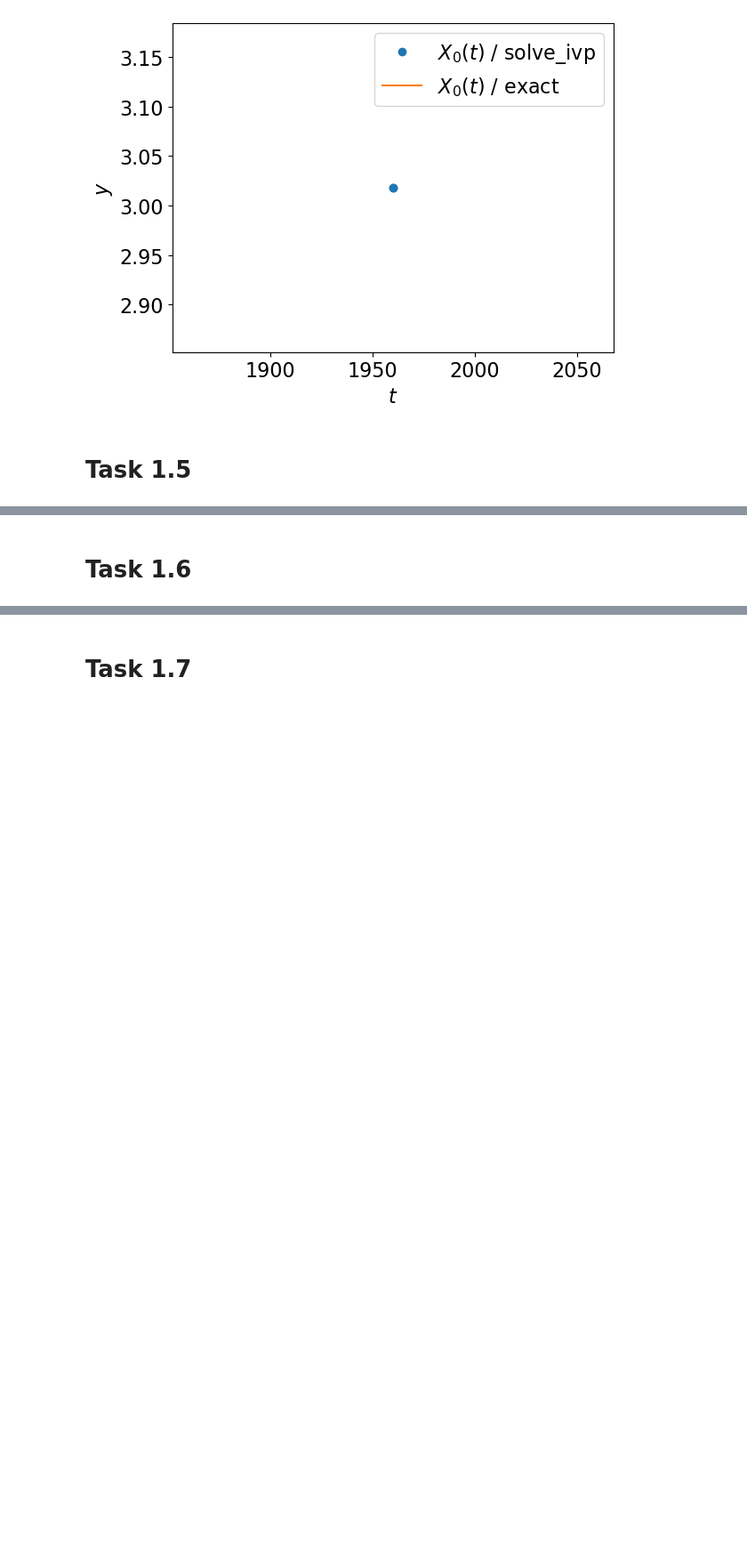
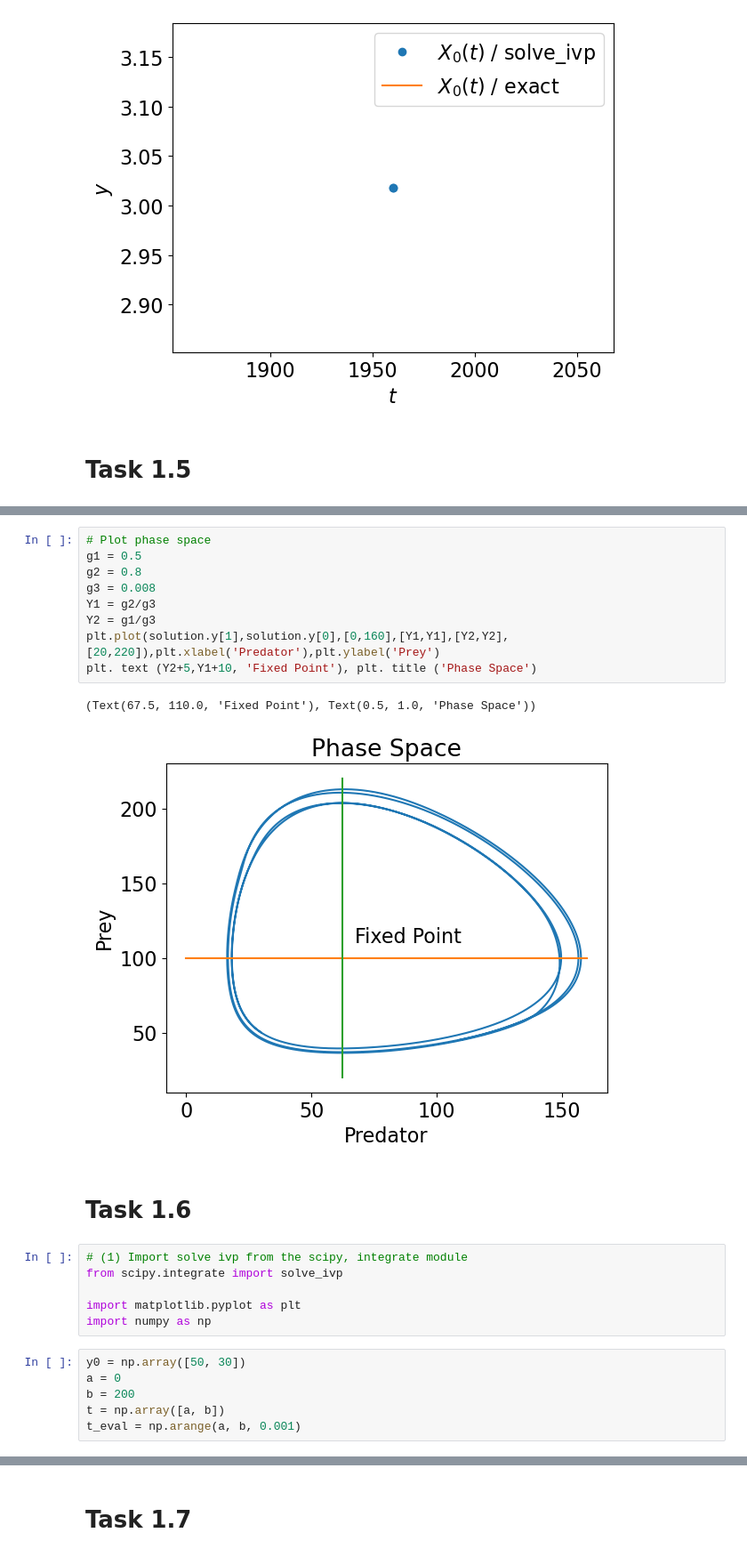
Before and after one commit to ablarer/SCC_ZHAW, a Jupyter notebook: 01/01 Vorlesung, Lab.ipynb, the cells around one changed output, grey strips where cells are left out. Shown: that part at 89% size. Drawn from its saved outputs; the diff is of its cells as text; blank space fills up the shorter version.

```diff
--- a/01/01 Vorlesung, Lab.ipynb
+++ b/01/01 Vorlesung, Lab.ipynb
@@ -318,2 +287,26 @@ plt.show()
+# %%
+# Plot phase space
+g1 = 0.5
+g2 = 0.8
+g3 = 0.008
+Y1 = g2/g3
+Y2 = g1/g3
+plt.plot(solution.y[1],solution.y[0],[0,160],[Y1,Y1],[Y2,Y2],[20,220]),plt.xlabel('Predator'),plt.ylabel('Prey')
+plt. text (Y2+5,Y1+10, 'Fixed Point'), plt. title ('Phase Space')
+# %% [output]
+(Text(67.5, 110.0, 'Fixed Point'), Text(0.5, 1.0, 'Phase Space'))
+[figure, added]
 # %% [markdown]
 # Task 1.6
+# %%
+# (1) Import solve ivp from the scipy, integrate module
+from scipy.integrate import solve_ivp
+
+import matplotlib.pyplot as plt
+import numpy as np
+# %%
+y0 = np.array([50, 30])
+a = 0
+b = 200
+t = np.array([a, b])
+t_eval = np.arange(a, b, 0.001)
```
Also changed, not shown: parts of 36 cells of this notebook.
